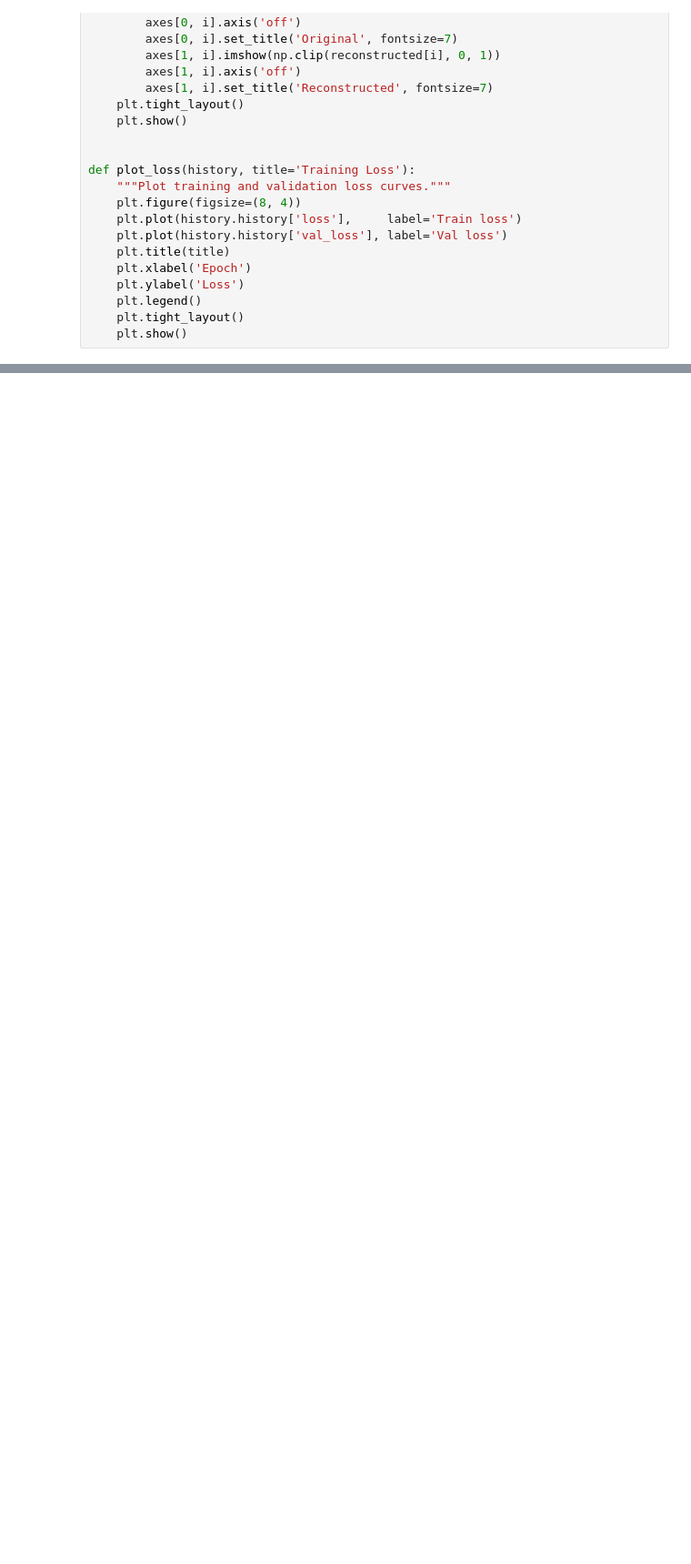
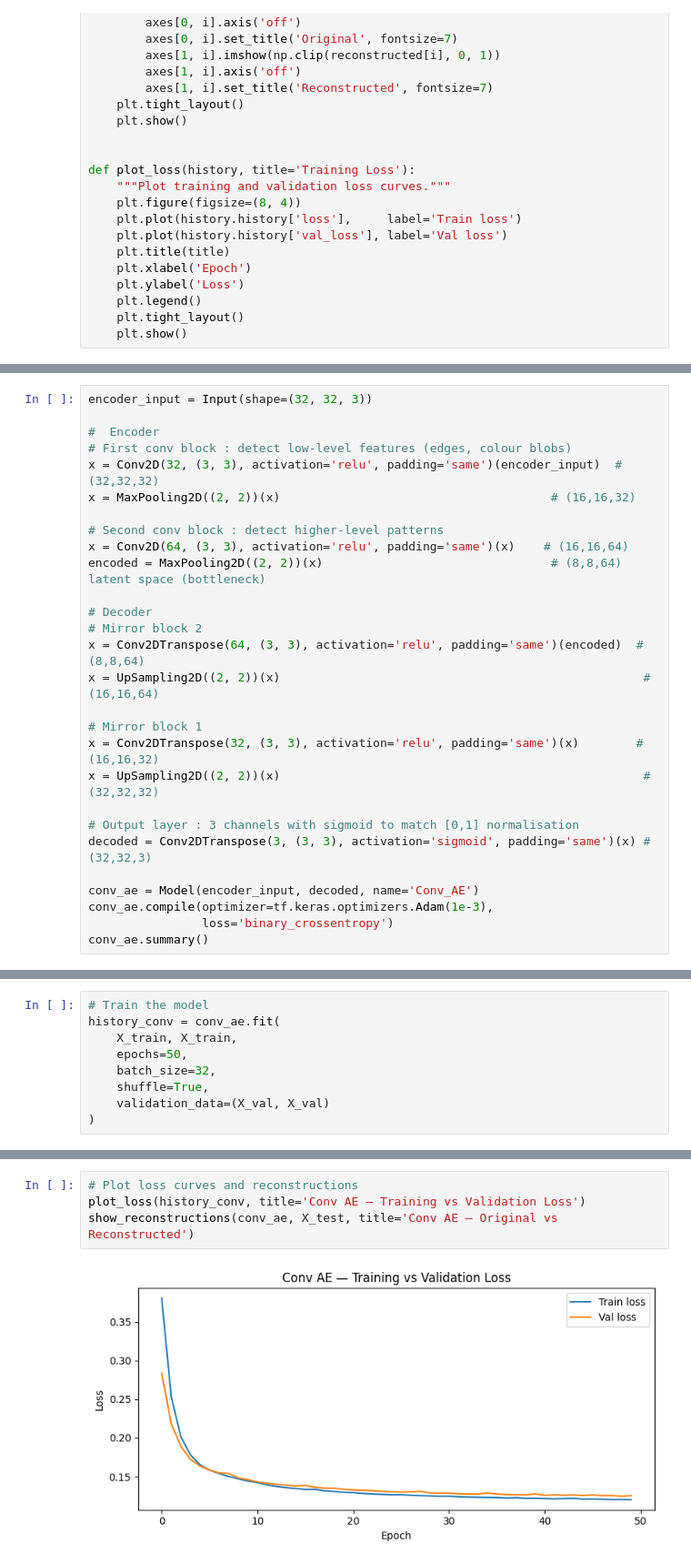
Before and after one commit to AissaBerenice/P1-Deep-Learning-P2026, a Jupyter notebook: notebooks/project_1.ipynb, the cells around one changed output, grey strips where cells are left out. Shown at 91% size. Cells and saved outputs as stored; diff of their text form; blank space fills up the shorter version.

```diff
--- a/notebooks/project_1.ipynb
+++ b/notebooks/project_1.ipynb
@@ -237,0 +269,28 @@ show_reconstructions(deep_ae, X_test, title='Deep AE — Original vs Reconstruct
+# %%
+encoder_input = Input(shape=(32, 32, 3))
+
+#  Encoder
+# First conv block : detect low-level features (edges, colour blobs)
+x = Conv2D(32, (3, 3), activation='relu', padding='same')(encoder_input)  # (32,32,32)
+x = MaxPooling2D((2, 2))(x)                                      # (16,16,32)
+
+# Second conv block : detect higher-level patterns
+x = Conv2D(64, (3, 3), activation='relu', padding='same')(x)    # (16,16,64)
+encoded = MaxPooling2D((2, 2))(x)                                # (8,8,64)  latent space (bottleneck)
+
+# Decoder
+# Mirror block 2
+x = Conv2DTranspose(64, (3, 3), activation='relu', padding='same')(encoded)  # (8,8,64)
+x = UpSampling2D((2, 2))(x)                                                   # (16,16,64)
+
+# Mirror block 1
+x = Conv2DTranspose(32, (3, 3), activation='relu', padding='same')(x)        # (16,16,32)
+x = UpSampling2D((2, 2))(x)                                                   # (32,32,32)
+
+# Output layer : 3 channels with sigmoid to match [0,1] normalisation
+decoded = Conv2DTranspose(3, (3, 3), activation='sigmoid', padding='same')(x) # (32,32,3)
+
+conv_ae = Model(encoder_input, decoded, name='Conv_AE')
+conv_ae.compile(optimizer=tf.keras.optimizers.Adam(1e-3),
+                loss='binary_crossentropy')
+conv_ae.summary()
@@ -237,0 +319,9 @@ show_reconstructions(deep_ae, X_test, title='Deep AE — Original vs Reconstruct
+# %%
+# Train the model
+history_conv = conv_ae.fit(
+    X_train, X_train,
+    epochs=50,
+    batch_size=32,
+    shuffle=True,
+    validation_data=(X_val, X_val)
+)
@@ -237,0 +346,6 @@ show_reconstructions(deep_ae, X_test, title='Deep AE — Original vs Reconstruct
+# %%
+# Plot loss curves and reconstructions
+plot_loss(history_conv, title='Conv AE — Training vs Validation Loss')
+show_reconstructions(conv_ae, X_test, title='Conv AE — Original vs Reconstructed')
+# %% [output]
+[figure, added]
```
Also changed, not shown: parts of 22 cells of this notebook.
